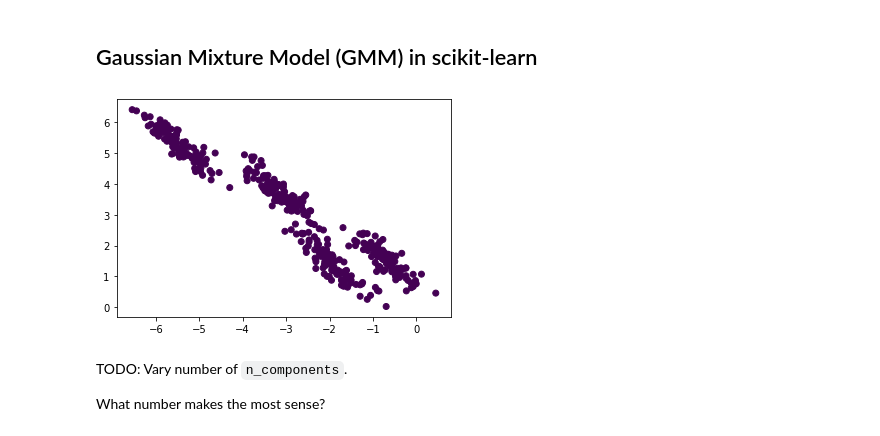
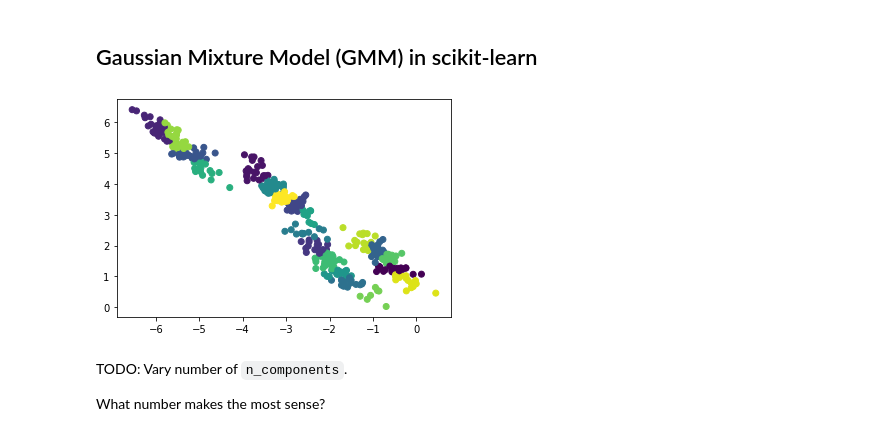
Before and after one commit to maybeee18/ml_lab, a Jupyter notebook: 5_clustering/3a_gaussian_mixture_models_practice.ipynb, the cells around one changed output. Saved outputs shown, nothing was run; the diff lists cells and outputs as text; code cells hidden in the pictures.

```diff
--- a/5_clustering/3a_gaussian_mixture_models_practice.ipynb
+++ b/5_clustering/3a_gaussian_mixture_models_practice.ipynb
@@ -20,14 +20,14 @@ X = np.load("gmm_data.npy")
 from sklearn.mixture import GaussianMixture
 # %%
 # Fit GMM
-gmm = GaussianMixture(n_components=1)
+gmm = GaussianMixture(n_components=20)
 gmm.fit(X)
 
 # Plot results
 labels = gmm.predict(X)
 plt.scatter(X[:, 0], X[:, 1], c=labels);
 # %% [output]
-[figure, old version]
+[figure, new version]
 # %% [markdown]
 TODO: Vary number of `n_components`.
 
```
Also changed, not shown: parts of 3 cells of this notebook, 16 other files.
